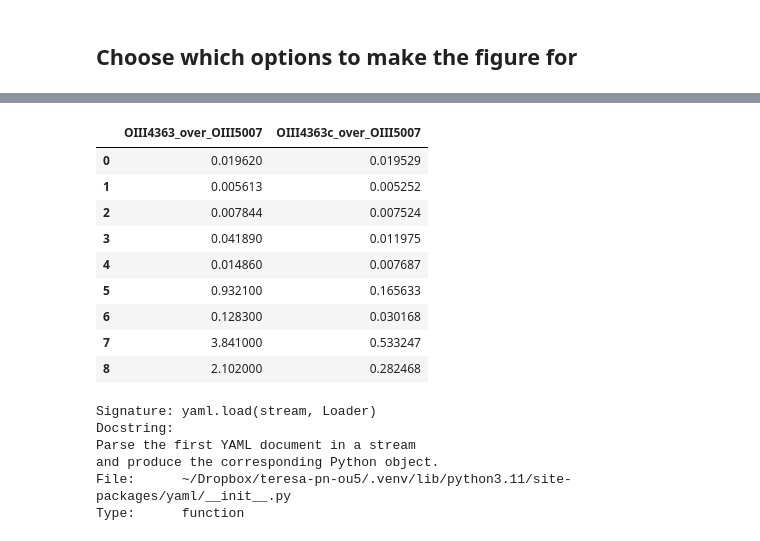
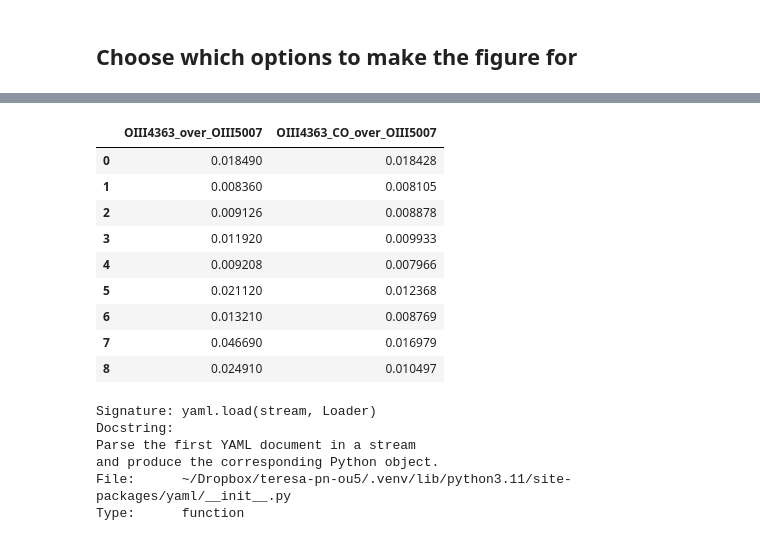
Before and after one commit to will-henney/teresa-pn-ou5, a Jupyter notebook: notebooks/05-03-cloudy-collect.ipynb, the cells around one changed output, grey strips where cells are left out. Drawn from its saved outputs; the diff is of its cells as text; code cells hidden in the pictures.

```diff
--- a/notebooks/05-03-cloudy-collect.ipynb
+++ b/notebooks/05-03-cloudy-collect.ipynb
@@ -67,17 +67,17 @@ plt.legend()
 # %%
-df = df.assign(OIII4363c_over_OIII5007=df.OIII4363_CO_Hb / df.OIII5007_Hb)
-df[["OIII4363_over_OIII5007", "OIII4363c_over_OIII5007"]]
+df = df.assign(OIII4363_CO_over_OIII5007=df.OIII4363_CO_Hb / df.OIII5007_Hb)
+df[["OIII4363_over_OIII5007", "OIII4363_CO_over_OIII5007"]]
 # %% [output]
-|  | OIII4363_over_OIII5007 | OIII4363c_over_OIII5007 |
-| 0 | 0.019620 | 0.019529 |
-| 1 | 0.005613 | 0.005252 |
-| 2 | 0.007844 | 0.007524 |
-| 3 | 0.041890 | 0.011975 |
-| 4 | 0.014860 | 0.007687 |
-| 5 | 0.932100 | 0.165633 |
-| 6 | 0.128300 | 0.030168 |
-| 7 | 3.841000 | 0.533247 |
-| 8 | 2.102000 | 0.282468 |
+|  | OIII4363_over_OIII5007 | OIII4363_CO_over_OIII5007 |
+| 0 | 0.018490 | 0.018428 |
+| 1 | 0.008360 | 0.008105 |
+| 2 | 0.009126 | 0.008878 |
+| 3 | 0.011920 | 0.009933 |
+| 4 | 0.009208 | 0.007966 |
+| 5 | 0.021120 | 0.012368 |
+| 6 | 0.013210 | 0.008769 |
+| 7 | 0.046690 | 0.016979 |
+| 8 | 0.024910 | 0.010497 |
 # %%
 yaml.load?
 # %% [output]
```
Also changed, not shown: parts of 5 cells of this notebook, 53 other files.
